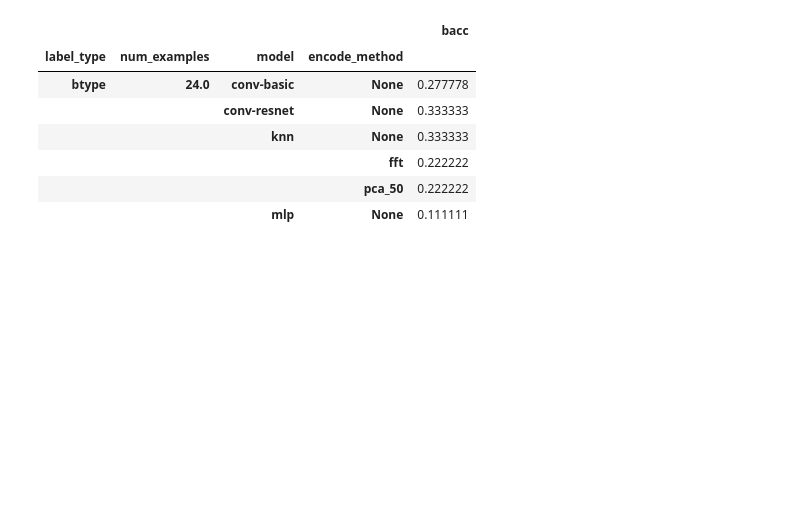
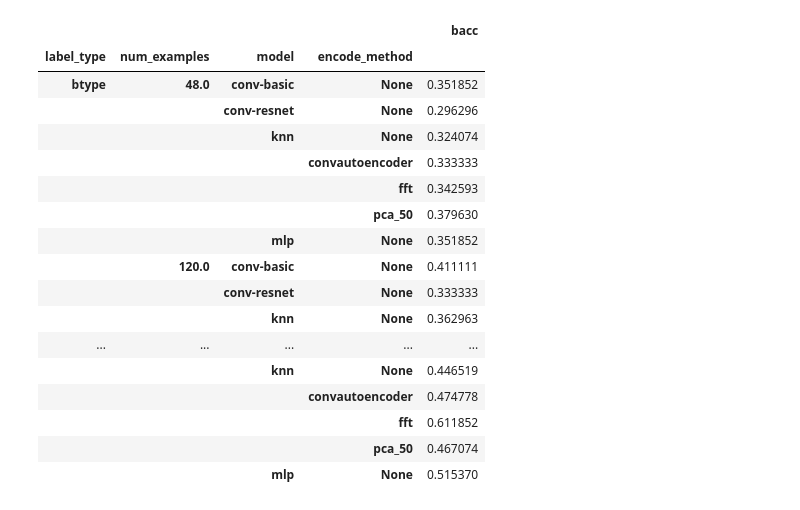
Before and after one commit to shawntan/icentia-ecg, a Jupyter notebook: notebooks/supervised-ecg-plot.ipynb, the cells around one changed output. Cells and saved outputs as stored; diff of their text form; code cells hidden in the pictures; blank space fills up the shorter version.

```diff
--- a/notebooks/supervised-ecg-plot.ipynb
+++ b/notebooks/supervised-ecg-plot.ipynb
@@ -62,13 +59,24 @@ results2.groupby(["label_type", "num_examples", "model","encode_method"]).agg({
 # %%
 results2 = results.copy().fillna("None")
 del results2["seed"]
-results2.groupby(["label_type", "num_examples", "model","encode_method"]).mean(["bacc"])
+a = results2.groupby(["label_type", "num_examples", "model","encode_method"]).mean(["bacc"])
+a
 # %% [output]
 |  |  |  |  | bacc |
 | label_type | num_examples | model | encode_method |  |
-| btype | 24.0 | conv-basic | None | 0.277778 |
+| btype | 48.0 | conv-basic | None | 0.351852 |
+|  |  | conv-resnet | None | 0.296296 |
+|  |  | knn | None | 0.324074 |
+|  |  |  | convautoencoder | 0.333333 |
+|  |  |  | fft | 0.342593 |
+|  |  |  | pca_50 | 0.379630 |
+|  |  | mlp | None | 0.351852 |
+|  | 120.0 | conv-basic | None | 0.411111 |
 |  |  | conv-resnet | None | 0.333333 |
-|  |  | knn | None | 0.333333 |
-|  |  |  | fft | 0.222222 |
-|  |  |  | pca_50 | 0.222222 |
-|  |  | mlp | None | 0.111111 |
+|  |  | knn | None | 0.362963 |
+| ... | ... | ... | ... | ... |
+|  |  | knn | None | 0.446519 |
+|  |  |  | convautoencoder | 0.474778 |
+|  |  |  | fft | 0.611852 |
+|  |  |  | pca_50 | 0.467074 |
+|  |  | mlp | None | 0.515370 |
```
Also changed, not shown: parts of 3 cells of this notebook, 1 other file.
